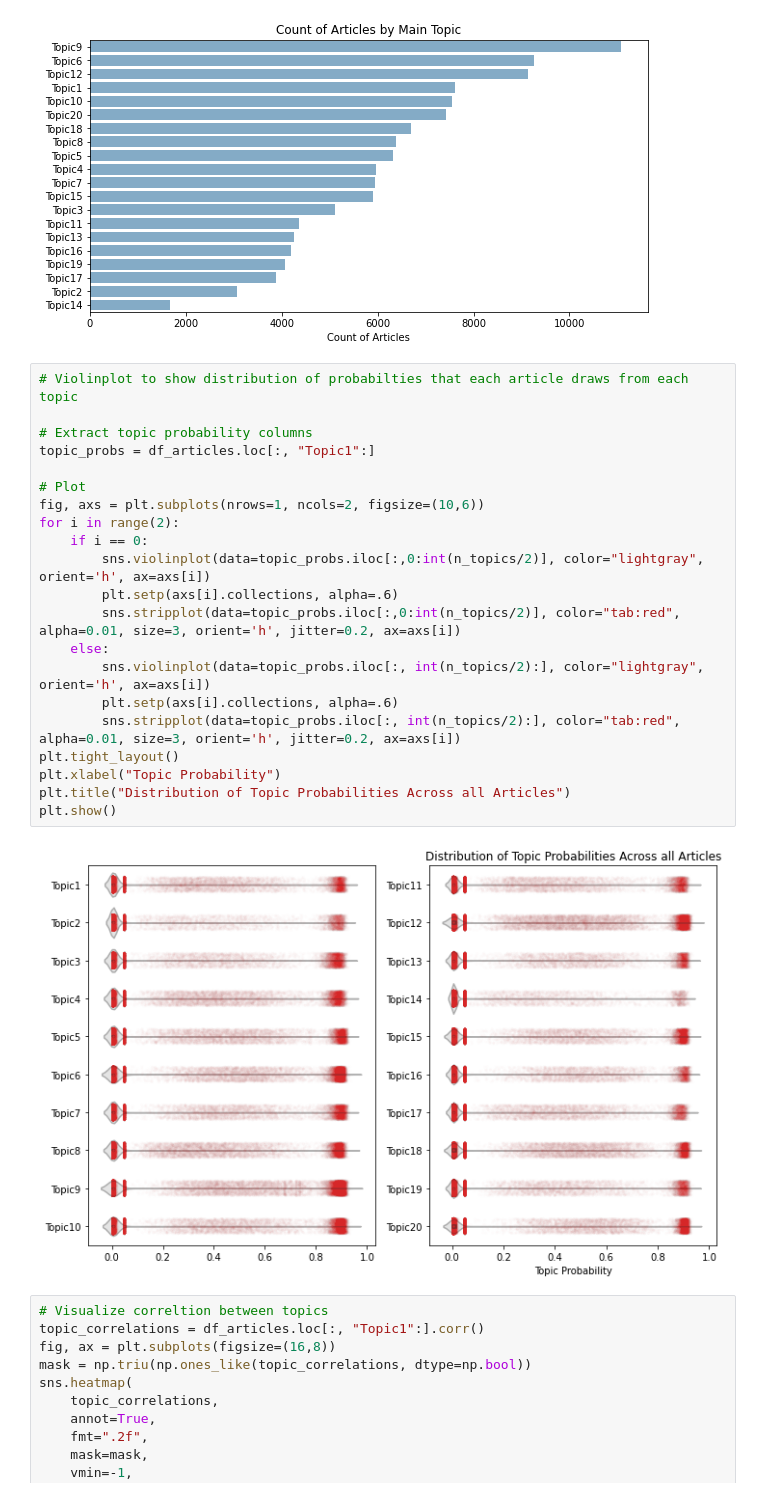
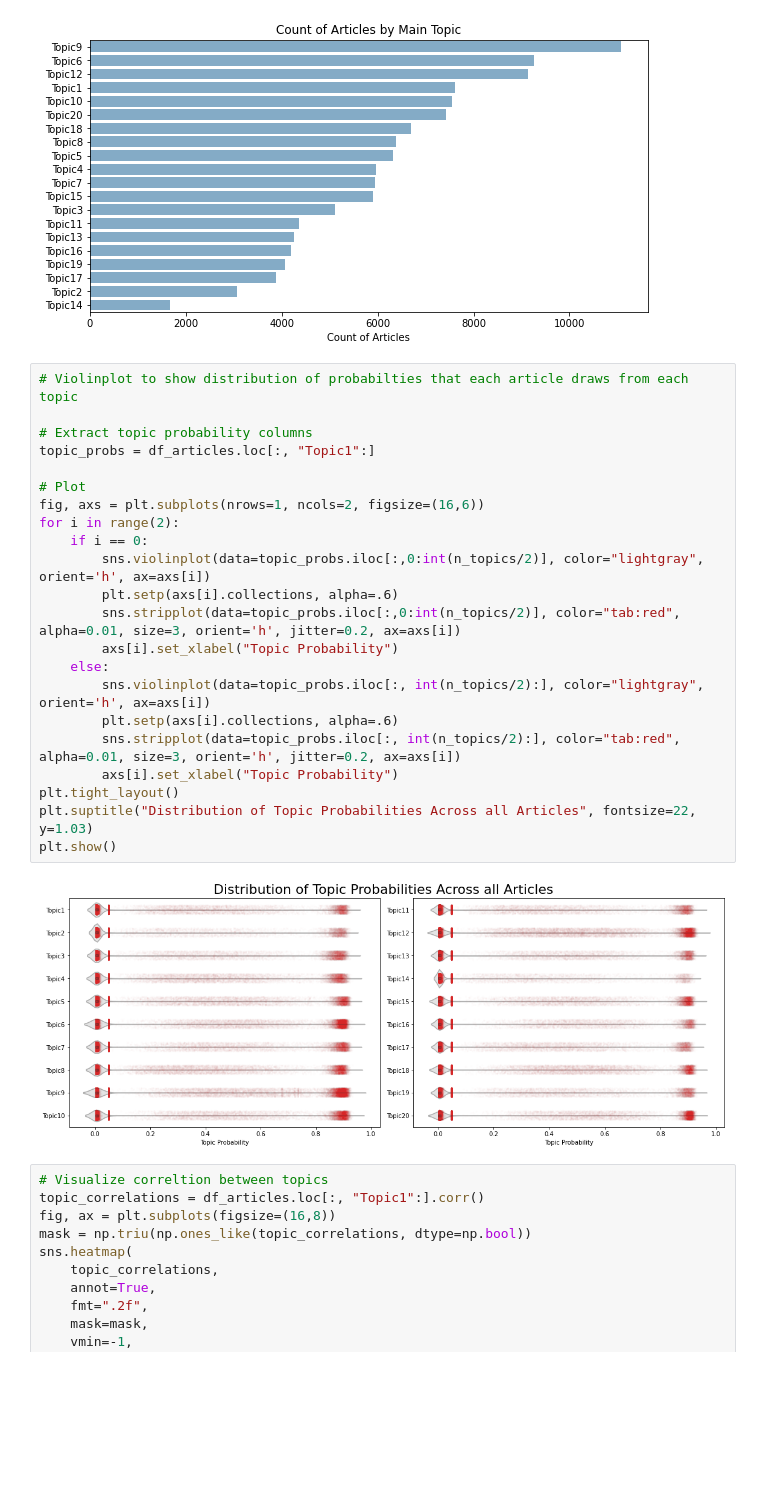
Before and after one commit to mlkimmins/OSCAR, a Jupyter notebook: topic_modeling.ipynb, the cells around one changed output. Saved outputs shown, nothing was run; the diff lists cells and outputs as text; blank space fills up the shorter version.

```diff
--- a/topic_modeling.ipynb
+++ b/topic_modeling.ipynb
@@ -212,26 +212,27 @@ plt.show()
 # %%
 # Violinplot to show distribution of probabilties that each article draws from each topic
 
 # Extract topic probability columns
 topic_probs = df_articles.loc[:, "Topic1":]
 
 # Plot
-fig, axs = plt.subplots(nrows=1, ncols=2, figsize=(10,6))
+fig, axs = plt.subplots(nrows=1, ncols=2, figsize=(16,6))
 for i in range(2):
     if i == 0:
         sns.violinplot(data=topic_probs.iloc[:,0:int(n_topics/2)], color="lightgray", orient='h', ax=axs[i])
         plt.setp(axs[i].collections, alpha=.6)
         sns.stripplot(data=topic_probs.iloc[:,0:int(n_topics/2)], color="tab:red", alpha=0.01, size=3, orient='h', jitter=0.2, ax=axs[i])
+        axs[i].set_xlabel("Topic Probability")
     else:
         sns.violinplot(data=topic_probs.iloc[:, int(n_topics/2):], color="lightgray", orient='h', ax=axs[i])
         plt.setp(axs[i].collections, alpha=.6)
         sns.stripplot(data=topic_probs.iloc[:, int(n_topics/2):], color="tab:red", alpha=0.01, size=3, orient='h', jitter=0.2, ax=axs[i])
+        axs[i].set_xlabel("Topic Probability")
 plt.tight_layout()
-plt.xlabel("Topic Probability")
-plt.title("Distribution of Topic Probabilities Across all Articles")
+plt.suptitle("Distribution of Topic Probabilities Across all Articles", fontsize=22, y=1.03)
 plt.show()
 # %% [output]
-[figure, old version]
+[figure, new version]
 # %%
 # Visualize correltion between topics
 topic_correlations = df_articles.loc[:, "Topic1":].corr()
```
